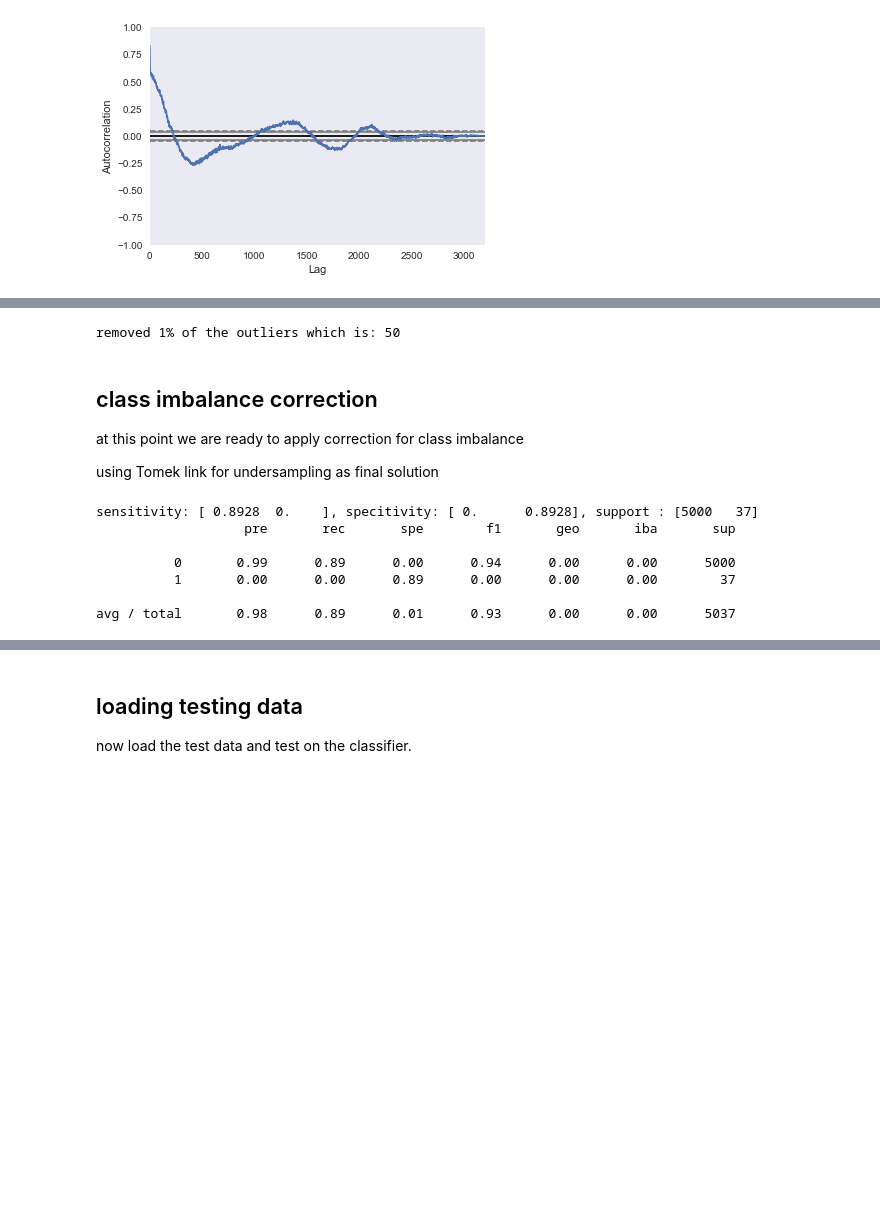
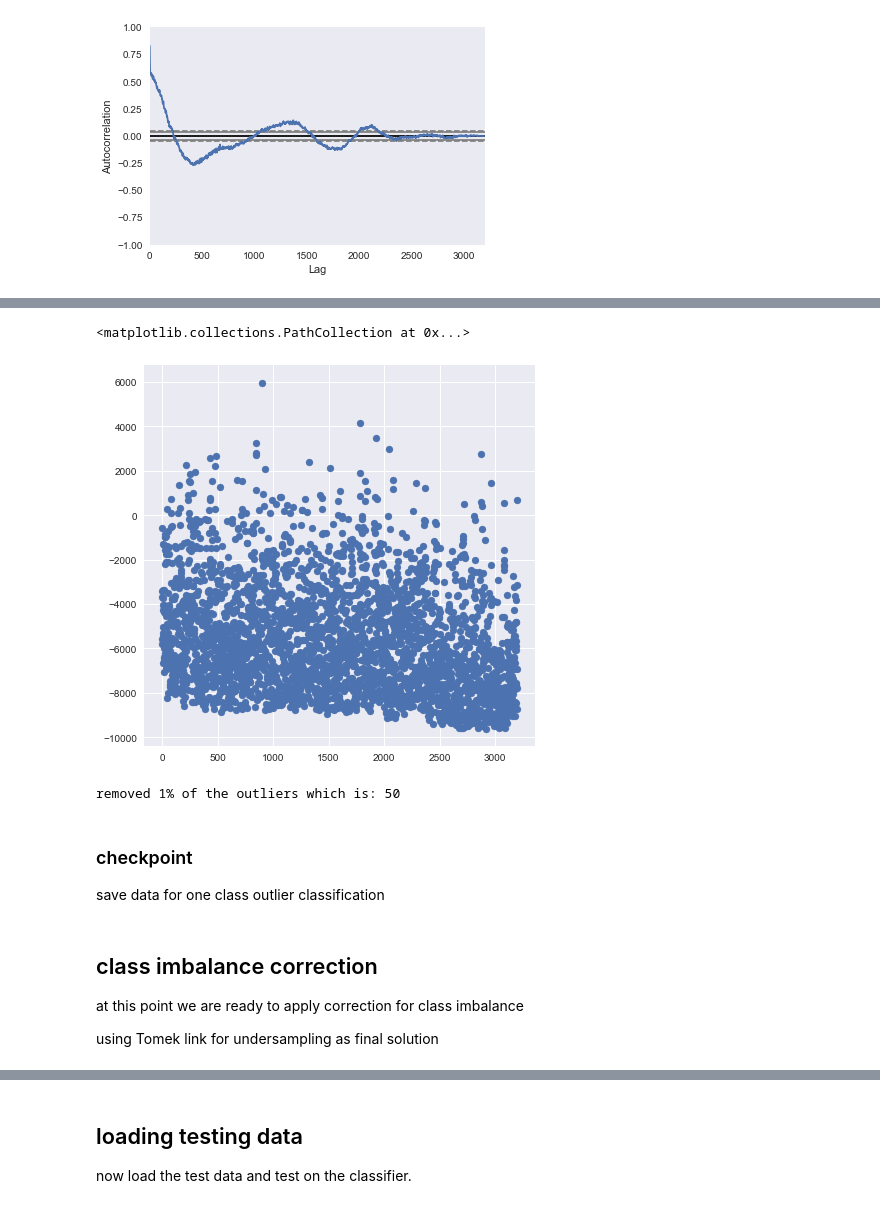
Before and after one commit to Drea1989/Kepler-discovery, a Jupyter notebook: capstone_project.ipynb, the cells around one changed output, grey strips where cells are left out. Drawn from its saved outputs; the diff is of its cells as text; code cells hidden in the pictures; blank space fills up the shorter version.

```diff
--- a/capstone_project.ipynb
+++ b/capstone_project.ipynb
@@ -122,7 +128,10 @@ for i in range(37):
 # %%
 #special outlier
 fig , ax = plt.subplots(figsize=(7,7))
-ax.scatter(x,data.iloc[outliers[22],:])
+ax.scatter(x,data.iloc[outliers[21],:])
+# %% [output]
+<matplotlib.collections.PathCollection at 0x...>
+[figure, added]
 # %%
 #remove the 1% outliers
 OnePer = int(len(data['FLUX-1'])/100)
@@ -135,2 +144,5 @@ good_lables = labels.drop(labels.index[outliers]).reset_index(drop = True)
 # %% [output]
 removed 1% of the outliers which is: 50
+# %% [markdown]
+### checkpoint
+save data for one class outlier classification
@@ -150,12 +162,0 @@ y_pred = [0 if i == -1 else 1 for i in y_pred]
-# %%
-st, sp, su = sensitivity_specificity_support(good_lables,y_pred)
-print 'sensitivity: {}, specitivity: {}, support : {}'.format(st, sp, su)
-print classification_report_imbalanced(good_lables, y_pred)
-# %% [output]
-sensitivity: [ 0.8928  0.    ], specitivity: [ 0.      0.8928], support : [5000   37]
-                   pre       rec       spe        f1       geo       iba       sup
-
-          0       0.99      0.89      0.00      0.94      0.00      0.00      5000
-          1       0.00      0.00      0.89      0.00      0.00      0.00        37
-
-avg / total       0.98      0.89      0.01      0.93      0.00      0.00      5037
```
Also changed, not shown: parts of 47 cells of this notebook, 1 other file.
